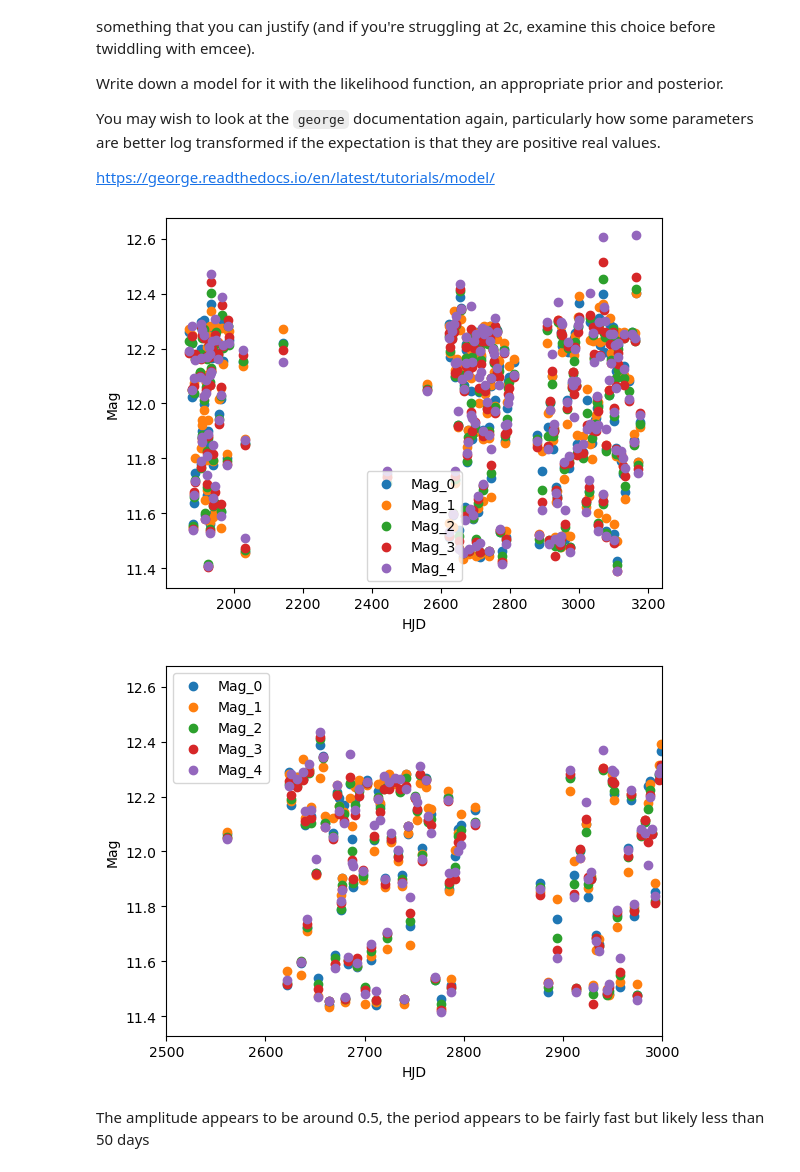
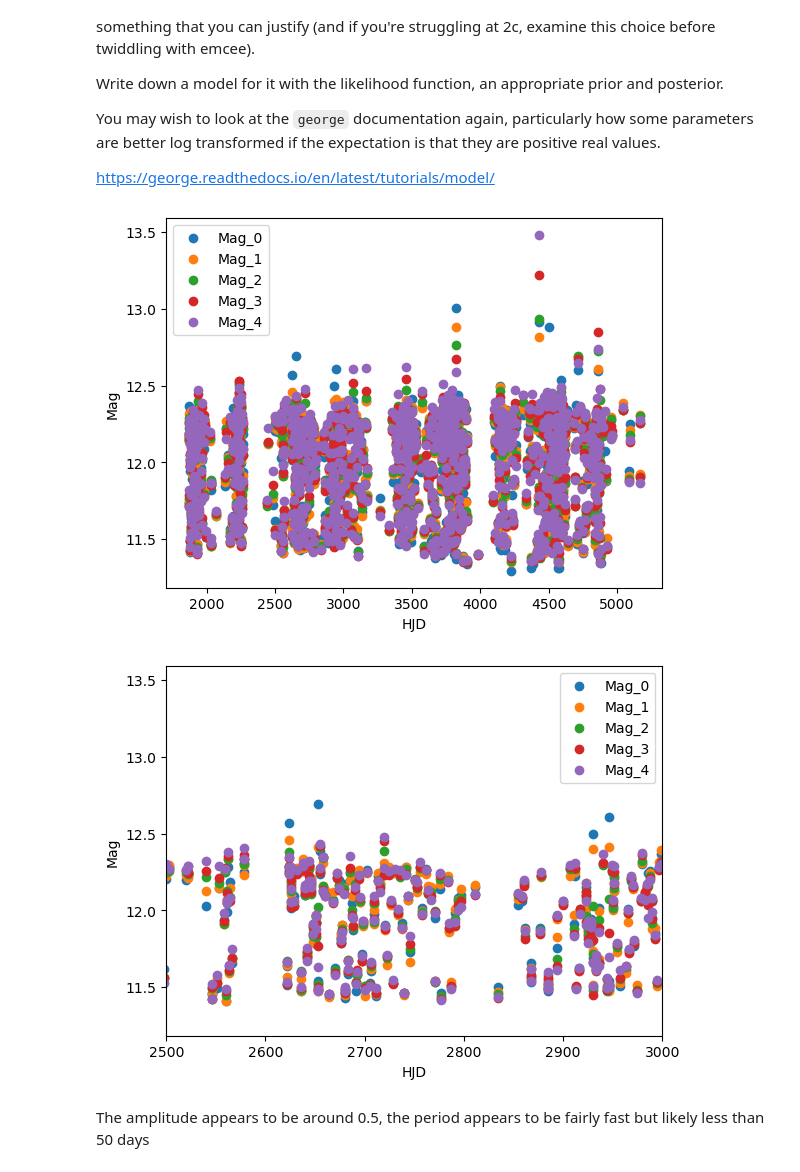
Before and after one commit to gnarayan/ast596_2023_Spring, a Jupyter notebook: homework/JosephWeller/final/Joseph_Weller_final.ipynb, the cells around one changed output. Saved outputs shown, nothing was run; the diff lists cells and outputs as text; code cells hidden in the pictures.

```diff
--- a/homework/JosephWeller/final/Joseph_Weller_final.ipynb
+++ b/homework/JosephWeller/final/Joseph_Weller_final.ipynb
@@ -235,50 +235,51 @@ from astropy.table import Table
 
 # note the first data entry has MAG_0 and MAG_1 switched
 
-#data = Table.read('asas_data.dat', comment='#', format='ascii',
-#                 names = ['HJD' , 'MAG_0', 'MAG_1', 'MAG_2', 'MAG_3', 'MAG_4', 'MER_0', 'MER_1', 'MER_2',
-#                          'MER_3', 'MER_4', 'GRADE', 'FRAME'])
+data = Table.read('asas_data.dat', comment='#', format='ascii',
+                  names = ['HJD' , 'MAG_0', 'MAG_1', 'MAG_2', 'MAG_3', 'MAG_4', 'MER_0', 'MER_1', 'MER_2',
+                          'MER_3', 'MER_4', 'GRADE', 'FRAME'])
 #data = data[data['GRADE'] == 'A']
 
 # For some very stupid reason if I read in with astropy.table, gp.compute(t_gp) throws and error about the
 # covarnace matrix having a negative value
 # For some equally stupid reason, reading in with pandas solves this issue
 
-names = ['HJD' , 'MAG_0', 'MAG_1', 'MAG_2', 'MAG_3', 'MAG_4', 'MER_0', 'MER_1', 'MER_2',
-         'MER_3', 'MER_4', 'GRADE', 'FRAME']
+#names = ['HJD' , 'MAG_0', 'MAG_1', 'MAG_2', 'MAG_3', 'MAG_4', 'MER_0', 'MER_1', 'MER_2',
+#         'MER_3', 'MER_4', 'GRADE', 'FRAME']
 
-data = pd.read_csv('asas_data.dat', sep='\s+', names=names, nrows=227, comment='#')
+#data = pd.read_csv('asas_data.dat', sep='\s+', names=names, nrows=227, comment='#')
+data = data.to_pandas()
 data = data[data['GRADE'] == 'A']
 
 #grade A is the best data so I will choose to use these values
 
 plt.scatter(data['HJD'], data['MAG_0'], label='Mag_0')
 plt.scatter(data['HJD'], data['MAG_1'], label='Mag_1')
 plt.scatter(data['HJD'], data['MAG_2'], label='Mag_2')
 plt.scatter(data['HJD'], data['MAG_3'], label='Mag_3')
 plt.scatter(data['HJD'], data['MAG_4'], label='Mag_4')
 plt.xlabel('HJD')
 plt.ylabel('Mag')
 plt.legend()
 plt.show()
 
 # need to remove duplicate time values
 #test_array = np.array([0,1, 45])
 #vals, counts = np.unique(test_array, return_counts=True)
 #mode = np.argmax(counts)
 #print(mode)
 #print(vals[mode])
 
 #mode = 10
 #while mode !=0:
 #    vals, counts = np.unique(data['HJD'], return_counts=True)
 #    mode = np.argmax(counts)
 #    print(mode)
 #    print(vals[mode])
 
 #    data = data[np.where(data['HJD'] != vals[mode])]
 # %% [output]
-[figure, old version]
+[figure, new version]
 # %%
 #vals, counts = np.unique(data['HJD'], return_counts=True)
 #mode = np.argmax(counts)
@@ -298,7 +299,7 @@ plt.xlim([2500, 3000])
 plt.legend()
 plt.show()
 # %% [output]
-[figure, old version]
+[figure, new version]
 # %% [markdown]
 The amplitude appears to be around 0.5, the period appears to be fairly fast but likely less than 50 days
 # %%
```
Also changed, not shown: parts of 17 cells of this notebook.
